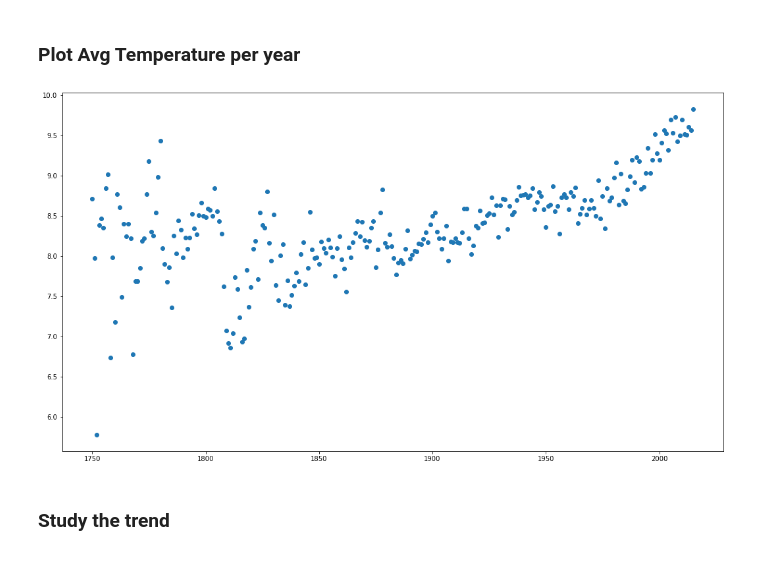
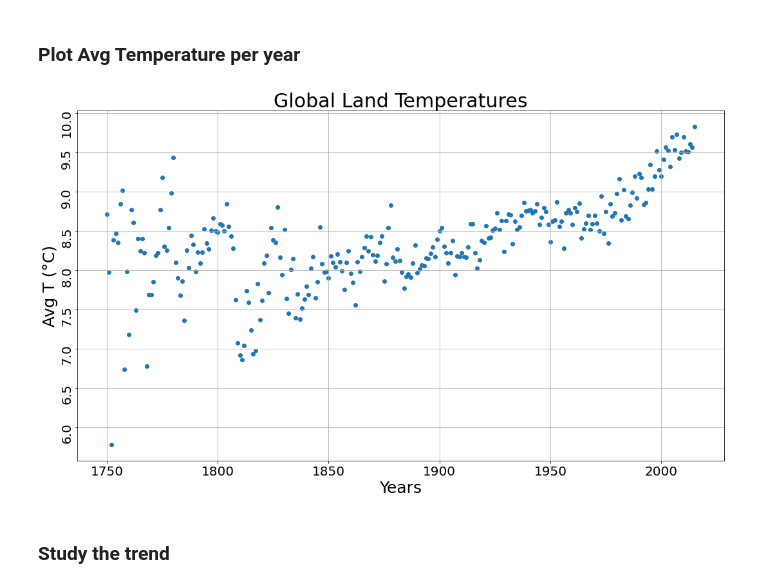
Before and after one commit to mikronco/earth_temp, a Jupyter notebook: 1_GlobalTemp.ipynb, the cells around one changed output. Saved outputs shown, nothing was run; the diff lists cells and outputs as text; code cells hidden in the pictures.

```diff
--- a/1_GlobalTemp.ipynb
+++ b/1_GlobalTemp.ipynb
@@ -68,9 +70,16 @@ df = db.groupby('Year')['LandAverageTemperature'].mean().reset_index()
 # %%
 plt.figure(figsize=(18,10))
 plt.scatter(data = df, x = 'Year',y = 'LandAverageTemperature')
+plt.title("Global Land Temperatures", fontsize = 30)
+plt.xlabel('Years', fontsize=25)
+plt.ylabel('Avg T (°C)', fontsize=25)
+plt.xticks(fontsize=20)
+plt.yticks(fontsize=20, rotation=90)
+plt.grid()
+plt.savefig("./imgs/yr_temp.png")
 plt.show()
 # %% [output]
-[figure, old version]
+[figure, new version]
 # %% [markdown]
 ### Study the trend
 # %%
```
Also changed, not shown: parts of 13 cells of this notebook, 16 other files.
